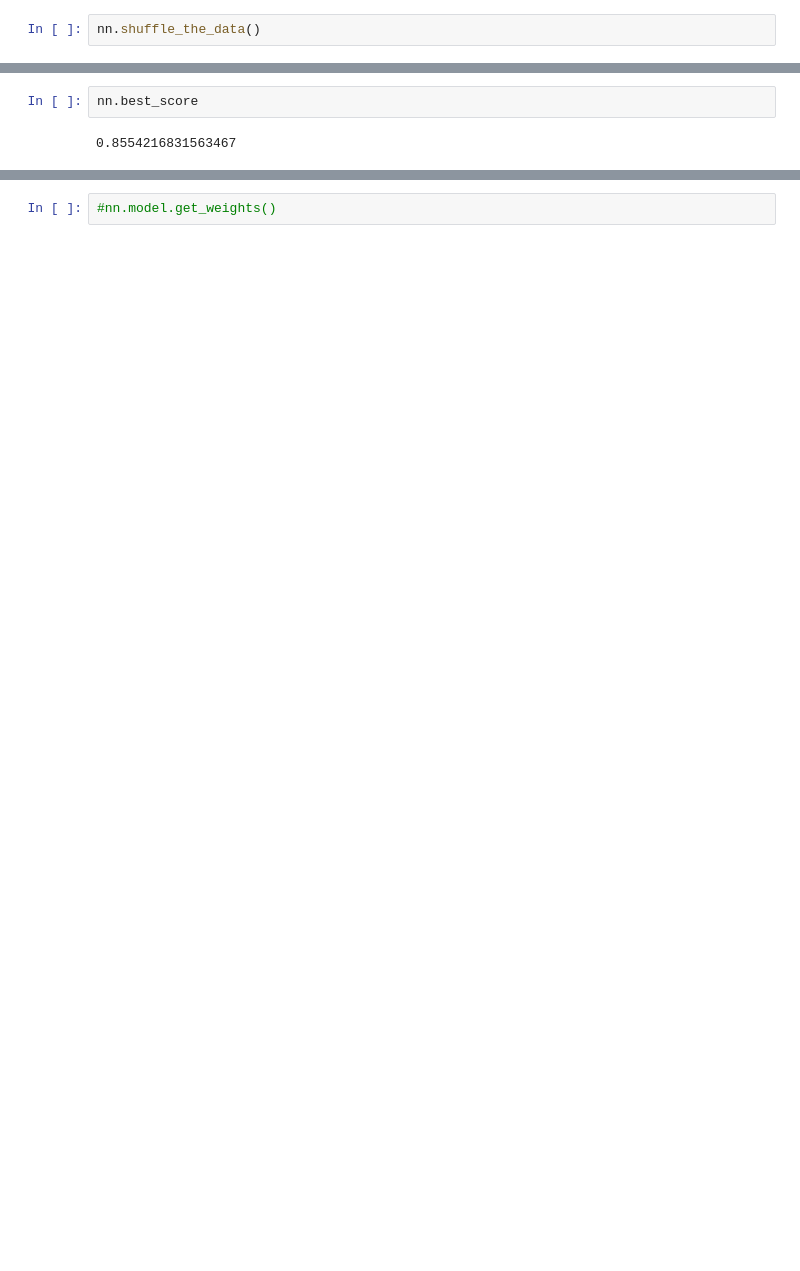
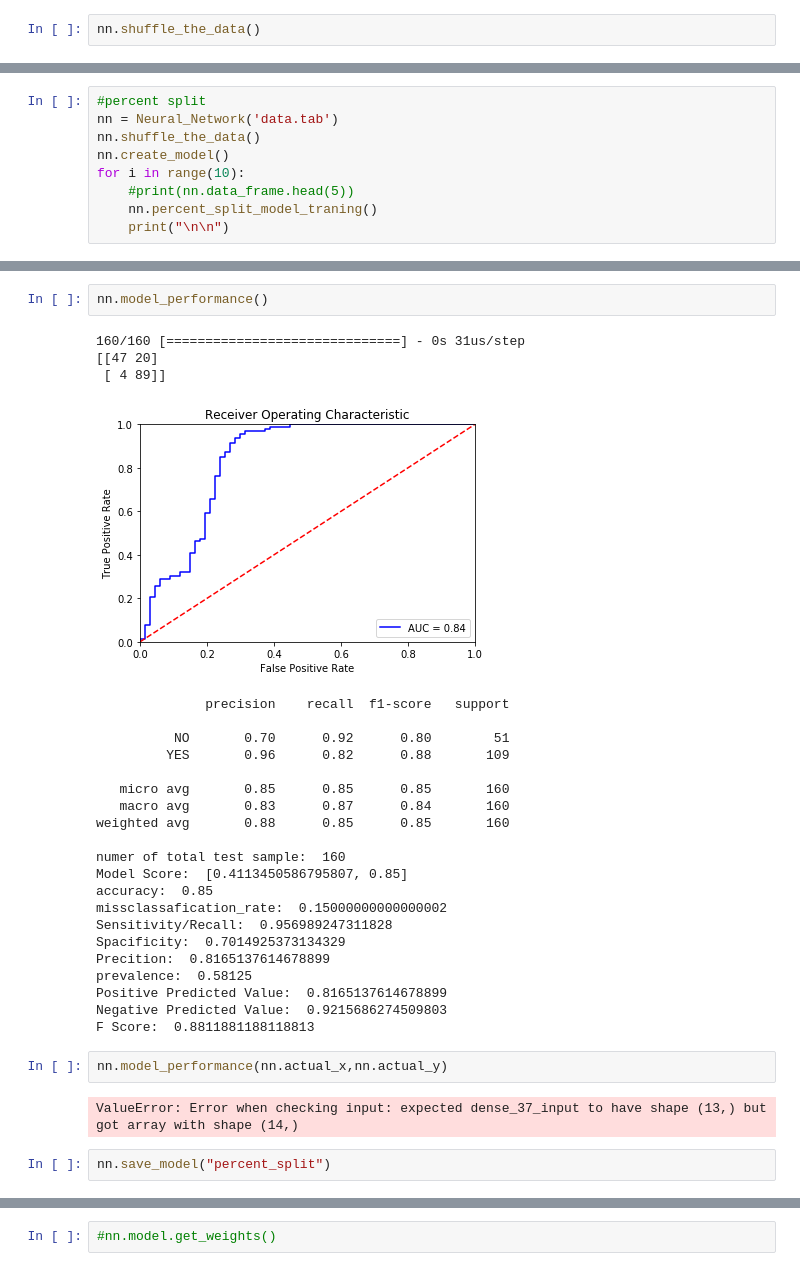
Before and after one commit to nazmos-sakib/Jupter_notebook_workspace, a Jupyter notebook: neural_net_thesis_code_new/05.NN_with_OOP.ipynb, the cells around one changed output, grey strips where cells are left out. Saved outputs shown, nothing was run; the diff lists cells and outputs as text; blank space fills up the shorter version.

```diff
--- a/neural_net_thesis_code_new/05.NN_with_OOP.ipynb
+++ b/neural_net_thesis_code_new/05.NN_with_OOP.ipynb
@@ -272,0 +332,9 @@ F Score:  0.8852459016393444
+# %%
+#percent split
+nn = Neural_Network('data.tab')
+nn.shuffle_the_data()
+nn.create_model()
+for i in range(10):
+    #print(nn.data_frame.head(5))
+    nn.percent_split_model_traning()
+    print("\n\n")
@@ -273,4 +359,33 @@ F Score:  0.8852459016393444
 # %%
-nn.best_score
+nn.model_performance()
 # %% [output]
-0.8554216831563467
+160/160 [==============================] - 0s 31us/step
+[[47 20]
+ [ 4 89]]
+[figure, added]
+              precision    recall  f1-score   support
+
+          NO       0.70      0.92      0.80        51
+         YES       0.96      0.82      0.88       109
+
+   micro avg       0.85      0.85      0.85       160
+   macro avg       0.83      0.87      0.84       160
+weighted avg       0.88      0.85      0.85       160
+
+numer of total test sample:  160
+Model Score:  [0.4113450586795807, 0.85]
+accuracy:  0.85
+missclassafication_rate:  0.15000000000000002
+Sensitivity/Recall:  0.956989247311828
+Spacificity:  0.7014925373134329
+Precition:  0.8165137614678899
+prevalence:  0.58125
+Positive Predicted Value:  0.8165137614678899
+Negative Predicted Value:  0.9215686274509803
+F Score:  0.8811881188118813
+# %%
+nn.model_performance(nn.actual_x,nn.actual_y)
+# %% [output]
+ValueError: Error when checking input: expected dense_37_input to have shape (13,) but got array with shape (14,)
+# %%
+nn.save_model("percent_split")
```
Also changed, not shown: parts of 16 cells of this notebook, 33 other files.
